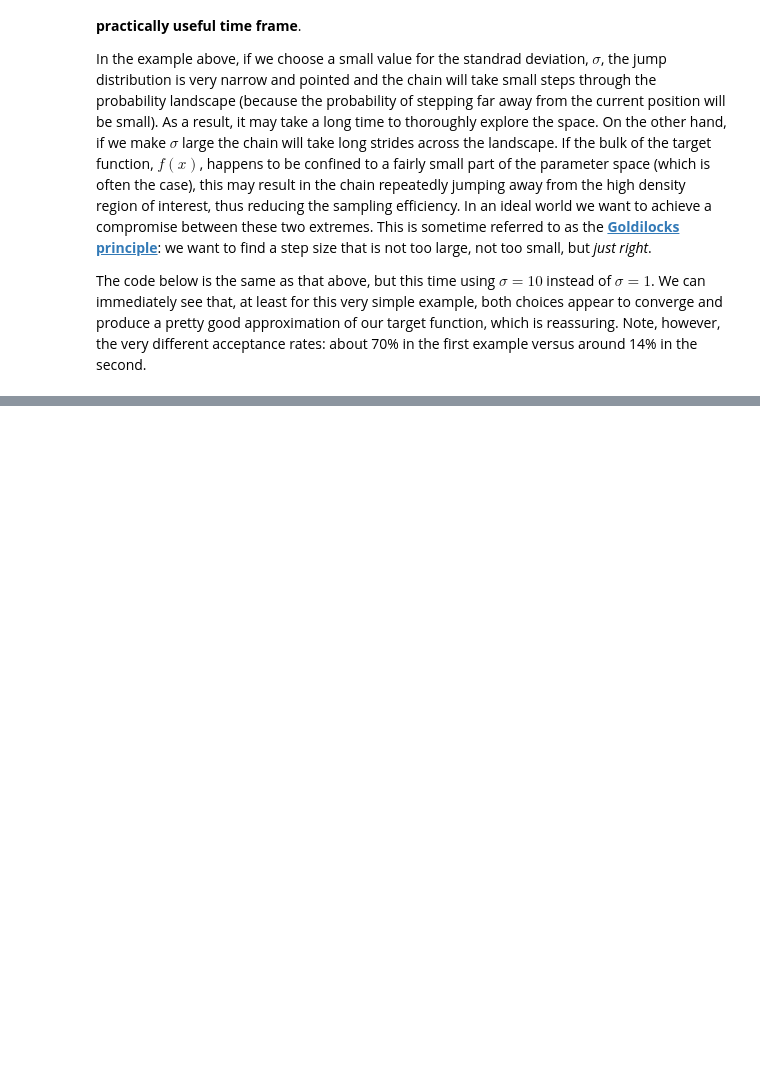
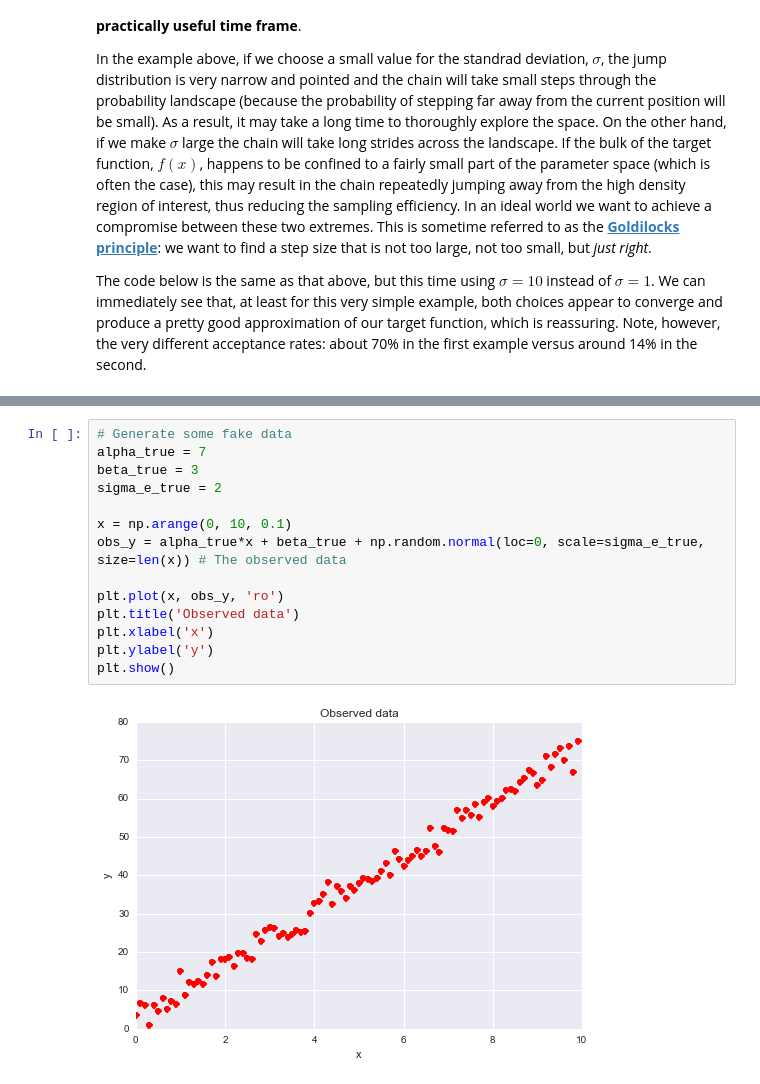
Before and after one commit to JamesSample/enviro_mod_notes, a Jupyter notebook: notebooks/04_MCMC.ipynb, the cells around one changed output, grey strips where cells are left out. Saved outputs shown, nothing was run; the diff lists cells and outputs as text; blank space fills up the shorter version.

```diff
--- a/notebooks/04_MCMC.ipynb
+++ b/notebooks/04_MCMC.ipynb
@@ -216,0 +235,16 @@ Unfortunately, this approach violates the Markovian property of our chain, becau
+# %%
+# Generate some fake data
+alpha_true = 7
+beta_true = 3
+sigma_e_true = 2
+
+x = np.arange(0, 10, 0.1)
+obs_y = alpha_true*x + beta_true + np.random.normal(loc=0, scale=sigma_e_true, size=len(x)) # The observed data
+
+plt.plot(x, obs_y, 'ro')
+plt.title('Observed data')
+plt.xlabel('x')
+plt.ylabel('y')
+plt.show()
+# %% [output]
+[figure, added]
```
Also changed, not shown: parts of 25 cells of this notebook, 1 other file.
